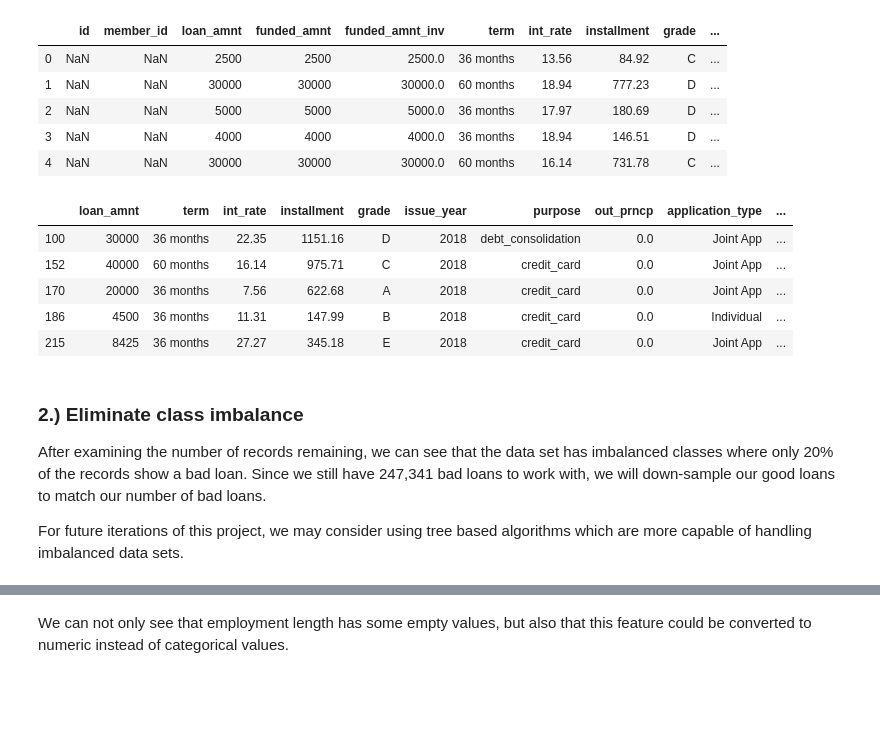
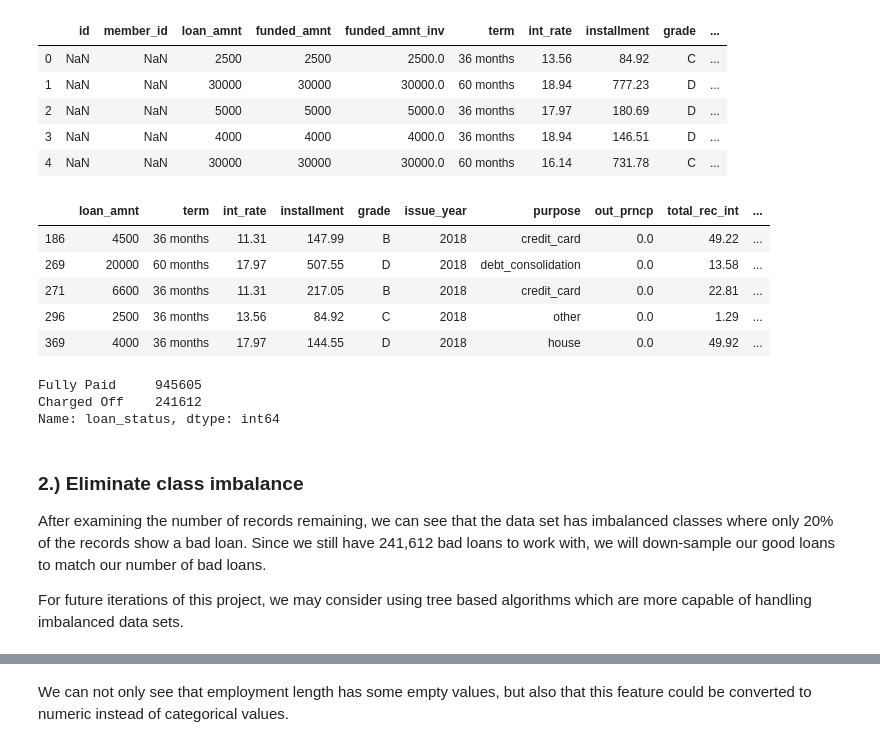
Before and after one commit to just1jp/loan_prediction, a Jupyter notebook: Loan Prediction.ipynb, the cells around one changed output, grey strips where cells are left out. Drawn from its saved outputs; the diff is of its cells as text; code cells hidden in the pictures; blank space fills up the shorter version.

```diff
--- a/loan_prediction.ipynb
+++ b/Loan Prediction.ipynb
@@ -83,58 +71,69 @@ loans.head()
 # Let's convert the issue_d column to actual date values that we can work with and create two new columns
 loans['issue_year'] = pd.to_datetime(loans['issue_d']).dt.year
 loans['issue_month'] = pd.to_datetime(loans['issue_d']).dt.month
+# %%
+####### Remove older records #######
+
+# Remove records prior to 2013
+loans = loans[loans.issue_year >= 2013]
+
+####### Simplify loan status #######
+
+# Keep only records if loans status is Fully Paid or Charged Off
+loans = loans.loc[loans.loan_status.isin(['Fully Paid', 'Charged Off'])]
+
+####### Remove joint loan applications #######
+
+# Keep only records if application_type is Individual
+loans = loans.loc[loans.application_type.isin(['Individual'])]
 # %%
-####### Remove older records #######
-
-# Remove records prior to 2013
-loans = loans[loans.issue_year >= 2013]
-
-####### Simplify loan status #######
-
-# Keep only records if loans status is Fully Paid or Charged Off
-loans = loans.loc[loans.loan_status.isin(['Fully Paid', 'Charged Off'])]
-
 ####### Reduce number of features #######
 
 key_features = [
     # Loan
-    'loan_amnt', 'term', 'int_rate', 'installment', 'grade', 'issue_year', 'purpose', 'out_prncp',
-    'application_type', 'total_rec_int', 'total_pymnt',
+    'loan_amnt', 'term', 'int_rate', 'installment', 'grade', 'issue_year',
+    'purpose', 'out_prncp', 'total_rec_int', 'total_pymnt',
 
     # Applicant
-    'emp_length', 'home_ownership', 'annual_inc', 'annual_inc_joint',
+    'emp_length', 'home_ownership', 'annual_inc',
 
     # Basic credit history
     'open_acc', 'total_acc', 'open_rv_24m', 'inq_fi', 'acc_open_past_24mths', 'avg_cur_bal',
     'delinq_amnt', 'mort_acc', 'num_bc_sats', 'num_bc_tl', 'num_sats',
 
     # Bad credit history
     'collections_12_mths_ex_med', 'pub_rec', 'delinq_2yrs', 'acc_now_delinq', 'mths_since_last_major_derog',
     'mths_since_last_delinq', 'tot_coll_amt', 'mths_since_recent_bc_dlq', 'num_tl_120dpd_2m', 'num_tl_30dpd',
     'num_tl_90g_dpd_24m', 'pct_tl_nvr_dlq', 'percent_bc_gt_75', 'tax_liens',
 
     # Fees
     'total_rec_late_fee',
 
     # Target
     'loan_status'
 ]
 
 # Keep only key features
 loans = loans[key_features]
 
 loans.head()
 # %% [output]
-|  | loan_amnt | term | int_rate | installment | grade | issue_year | purpose | out_prncp | application_type | ... |
-| 100 | 30000 | 36 months | 22.35 | 1151.16 | D | 2018 | debt_consolidation | 0.0 | Joint App | ... |
-| 152 | 40000 | 60 months | 16.14 | 975.71 | C | 2018 | credit_card | 0.0 | Joint App | ... |
-| 170 | 20000 | 36 months | 7.56 | 622.68 | A | 2018 | credit_card | 0.0 | Joint App | ... |
-| 186 | 4500 | 36 months | 11.31 | 147.99 | B | 2018 | credit_card | 0.0 | Individual | ... |
-| 215 | 8425 | 36 months | 27.27 | 345.18 | E | 2018 | credit_card | 0.0 | Joint App | ... |
+|  | loan_amnt | term | int_rate | installment | grade | issue_year | purpose | out_prncp | total_rec_int | ... |
+| 186 | 4500 | 36 months | 11.31 | 147.99 | B | 2018 | credit_card | 0.0 | 49.22 | ... |
+| 269 | 20000 | 60 months | 17.97 | 507.55 | D | 2018 | debt_consolidation | 0.0 | 13.58 | ... |
+| 271 | 6600 | 36 months | 11.31 | 217.05 | B | 2018 | credit_card | 0.0 | 22.81 | ... |
+| 296 | 2500 | 36 months | 13.56 | 84.92 | C | 2018 | other | 0.0 | 1.29 | ... |
+| 369 | 4000 | 36 months | 17.97 | 144.55 | D | 2018 | house | 0.0 | 49.92 | ... |
+# %%
+loans.loan_status.value_counts()
+# %% [output]
+Fully Paid     945605
+Charged Off    241612
+Name: loan_status, dtype: int64
 # %% [markdown]
 ### 2.) Eliminate class imbalance
 
-After examining the number of records remaining, we can see that the data set has imbalanced classes where only 20% of the records show a bad loan. Since we still have 247,341 bad loans to work with, we will down-sample our good loans to match our number of bad loans.
+After examining the number of records remaining, we can see that the data set has imbalanced classes where only 20% of the records show a bad loan. Since we still have 241,612 bad loans to work with, we will down-sample our good loans to match our number of bad loans.
 
 For future iterations of this project, we may consider using tree based algorithms which are more capable of handling imbalanced data sets.
 # %%
```
Also changed, not shown: parts of 31 cells of this notebook.
